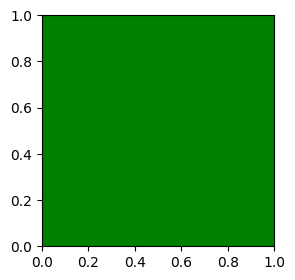
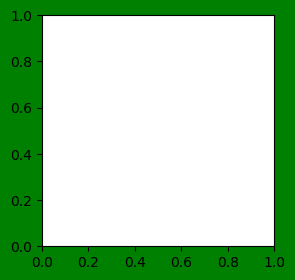
The notebook cell's code change between the first figure and the second:
--- before
+++ after
@@ -1,5 +1,4 @@
 import matplotlib.pyplot as plt
-fig, axes = plt.subplots(figsize=(3, 3))
+fig, axes = plt.subplots(figsize=(3, 3),facecolor='green')
 # 使用颜色名称配置
-axes.set_facecolor('green')# 设置画布背景颜色为绿色
 plt.show()

Commit: matplotlib基础复习了一遍